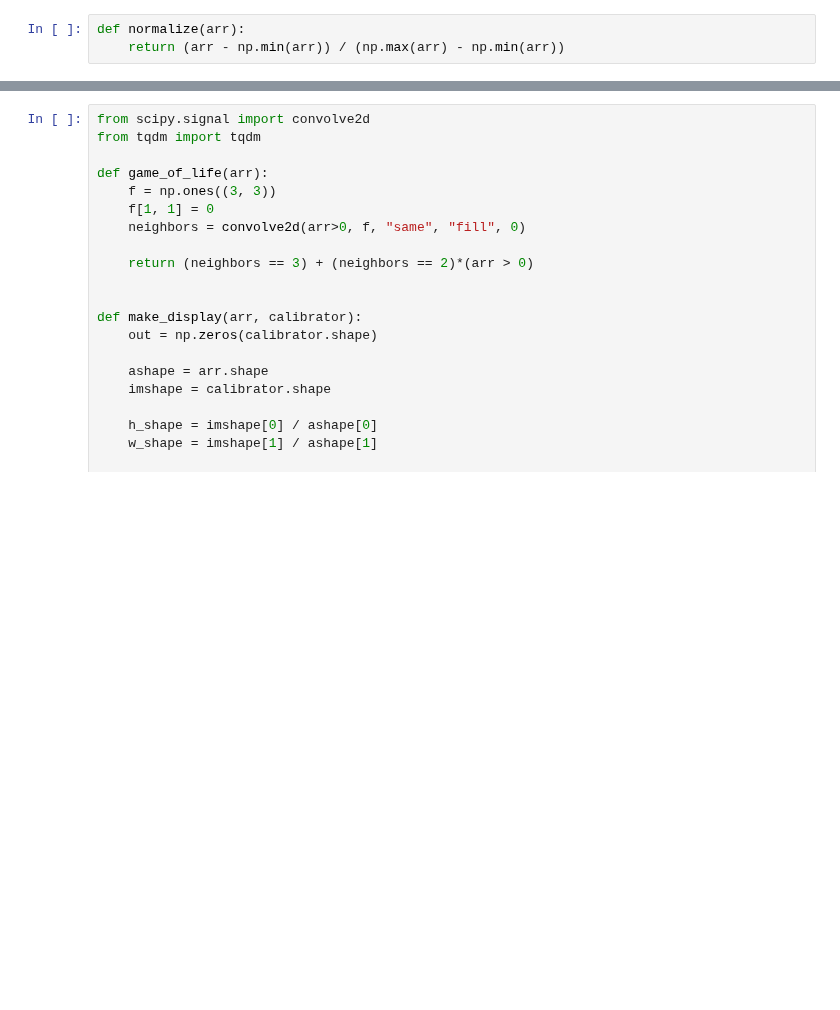
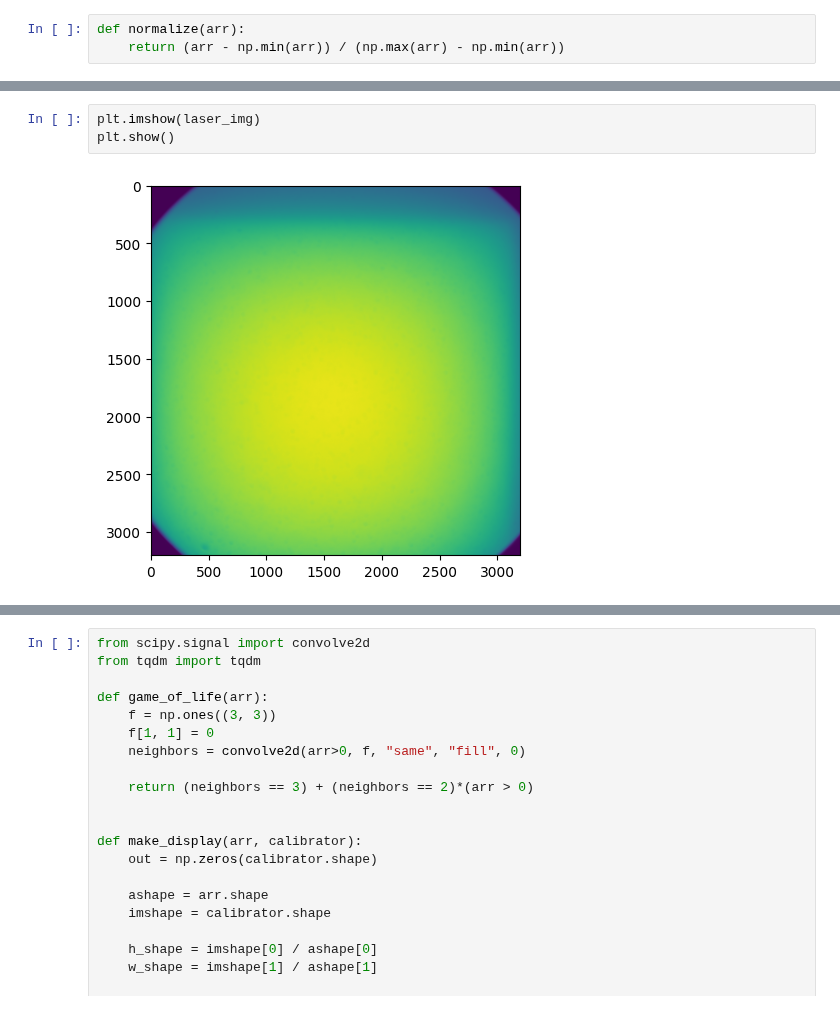
Before and after one commit to Harrison-Oatman/PyCLM, a Jupyter notebook: notebooks/umm_test.ipynb, the cells around one changed output, grey strips where cells are left out. Drawn from its saved outputs; the diff is of its cells as text; blank space fills up the shorter version.

```diff
--- a/notebooks/umm_test.ipynb
+++ b/notebooks/umm_test.ipynb
@@ -120,6 +130,11 @@ for val in vals:
 150
 200
 250
+# %%
+plt.imshow(laser_img)
+plt.show()
+# %% [output]
+[figure, added]
 # %%
 fig, axes = plt.subplots(2, 3, figsize=(10, 6))
 
```
Also changed, not shown: parts of 9 cells of this notebook.
